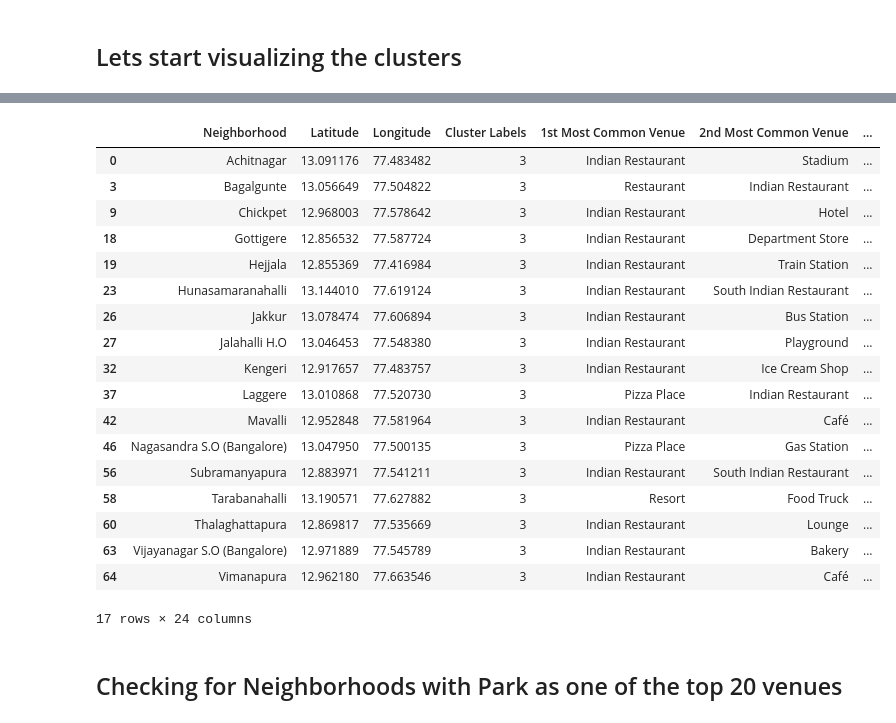
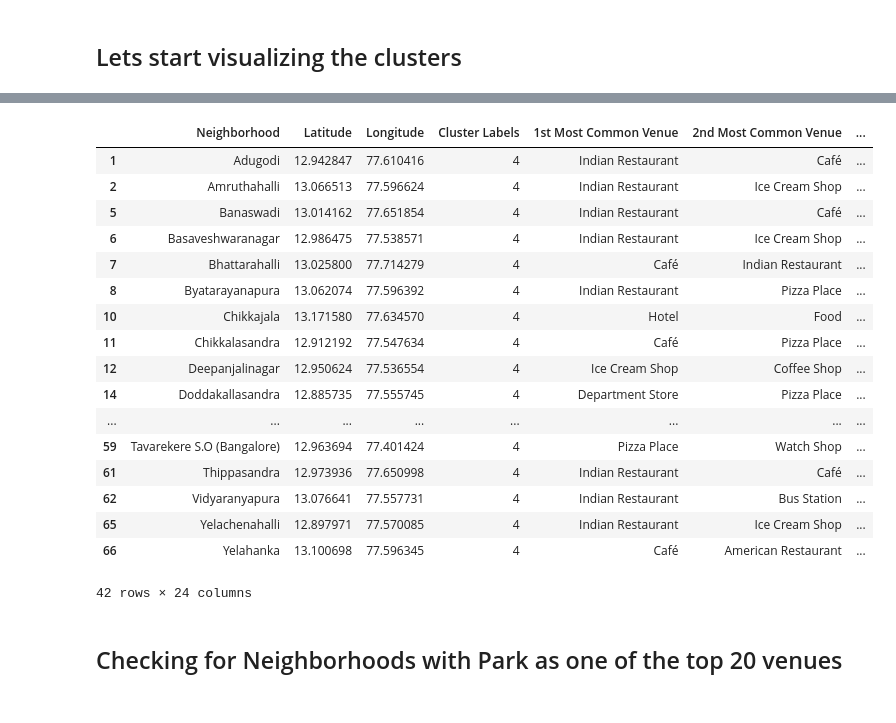
Before and after one commit to mehatabnabi/Coursera_Capstone, a Jupyter notebook: week 5/Analysis of Bangalore Neighbourhoods using Machine Learning.ipynb, the cells around one changed output, grey strips where cells are left out. Cells and saved outputs as stored; diff of their text form; code cells hidden in the pictures.

```diff
--- a/week 5/Analysis of Bangalore Neighbourhoods using Machine Learning.ipynb
+++ b/week 5/Analysis of Bangalore Neighbourhoods using Machine Learning.ipynb
@@ -689,27 +691,26 @@ map_clusters
 # %%
 map_clusters.save('final_cluster.html')
 # %%
-blr_merged[blr_merged['Cluster Labels'] == 3]
+blr_merged[blr_merged['Cluster Labels'] == 4]
 # %% [output]
 |  | Neighborhood | Latitude | Longitude | Cluster Labels | 1st Most Common Venue | 2nd Most Common Venue | ... |
-| 0 | Achitnagar | 13.091176 | 77.483482 | 3 | Indian Restaurant | Stadium | ... |
-| 3 | Bagalgunte | 13.056649 | 77.504822 | 3 | Restaurant | Indian Restaurant | ... |
-| 9 | Chickpet | 12.968003 | 77.578642 | 3 | Indian Restaurant | Hotel | ... |
-| 18 | Gottigere | 12.856532 | 77.587724 | 3 | Indian Restaurant | Department Store | ... |
-| 19 | Hejjala | 12.855369 | 77.416984 | 3 | Indian Restaurant | Train Station | ... |
-| 23 | Hunasamaranahalli | 13.144010 | 77.619124 | 3 | Indian Restaurant | South Indian Restaurant | ... |
-| 26 | Jakkur | 13.078474 | 77.606894 | 3 | Indian Restaurant | Bus Station | ... |
-| 27 | Jalahalli H.O | 13.046453 | 77.548380 | 3 | Indian Restaurant | Playground | ... |
-| 32 | Kengeri | 12.917657 | 77.483757 | 3 | Indian Restaurant | Ice Cream Shop | ... |
-| 37 | Laggere | 13.010868 | 77.520730 | 3 | Pizza Place | Indian Restaurant | ... |
-| 42 | Mavalli | 12.952848 | 77.581964 | 3 | Indian Restaurant | Café | ... |
-| 46 | Nagasandra S.O (Bangalore) | 13.047950 | 77.500135 | 3 | Pizza Place | Gas Station | ... |
-| 56 | Subramanyapura | 12.883971 | 77.541211 | 3 | Indian Restaurant | South Indian Restaurant | ... |
-| 58 | Tarabanahalli | 13.190571 | 77.627882 | 3 | Resort | Food Truck | ... |
-| 60 | Thalaghattapura | 12.869817 | 77.535669 | 3 | Indian Restaurant | Lounge | ... |
-| 63 | Vijayanagar S.O (Bangalore) | 12.971889 | 77.545789 | 3 | Indian Restaurant | Bakery | ... |
-| 64 | Vimanapura | 12.962180 | 77.663546 | 3 | Indian Restaurant | Café | ... |
+| 1 | Adugodi | 12.942847 | 77.610416 | 4 | Indian Restaurant | Café | ... |
+| 2 | Amruthahalli | 13.066513 | 77.596624 | 4 | Indian Restaurant | Ice Cream Shop | ... |
+| 5 | Banaswadi | 13.014162 | 77.651854 | 4 | Indian Restaurant | Café | ... |
+| 6 | Basaveshwaranagar | 12.986475 | 77.538571 | 4 | Indian Restaurant | Ice Cream Shop | ... |
+| 7 | Bhattarahalli | 13.025800 | 77.714279 | 4 | Café | Indian Restaurant | ... |
+| 8 | Byatarayanapura | 13.062074 | 77.596392 | 4 | Indian Restaurant | Pizza Place | ... |
+| 10 | Chikkajala | 13.171580 | 77.634570 | 4 | Hotel | Food | ... |
+| 11 | Chikkalasandra | 12.912192 | 77.547634 | 4 | Café | Pizza Place | ... |
+| 12 | Deepanjalinagar | 12.950624 | 77.536554 | 4 | Ice Cream Shop | Coffee Shop | ... |
+| 14 | Doddakallasandra | 12.885735 | 77.555745 | 4 | Department Store | Pizza Place | ... |
+| ... | ... | ... | ... | ... | ... | ... | ... |
+| 59 | Tavarekere S.O (Bangalore) | 12.963694 | 77.401424 | 4 | Pizza Place | Watch Shop | ... |
+| 61 | Thippasandra | 12.973936 | 77.650998 | 4 | Indian Restaurant | Café | ... |
+| 62 | Vidyaranyapura | 13.076641 | 77.557731 | 4 | Indian Restaurant | Bus Station | ... |
+| 65 | Yelachenahalli | 12.897971 | 77.570085 | 4 | Indian Restaurant | Ice Cream Shop | ... |
+| 66 | Yelahanka | 13.100698 | 77.596345 | 4 | Café | American Restaurant | ... |
-17 rows × 24 columns
+42 rows × 24 columns
 # %%
 #blr_merged[['1st Most Common Venue', '2nd Most Common Venue',
  #       '3rd Most Common Venue', '4th Most Common Venue',
```
Also changed, not shown: parts of 1 cell of this notebook.
